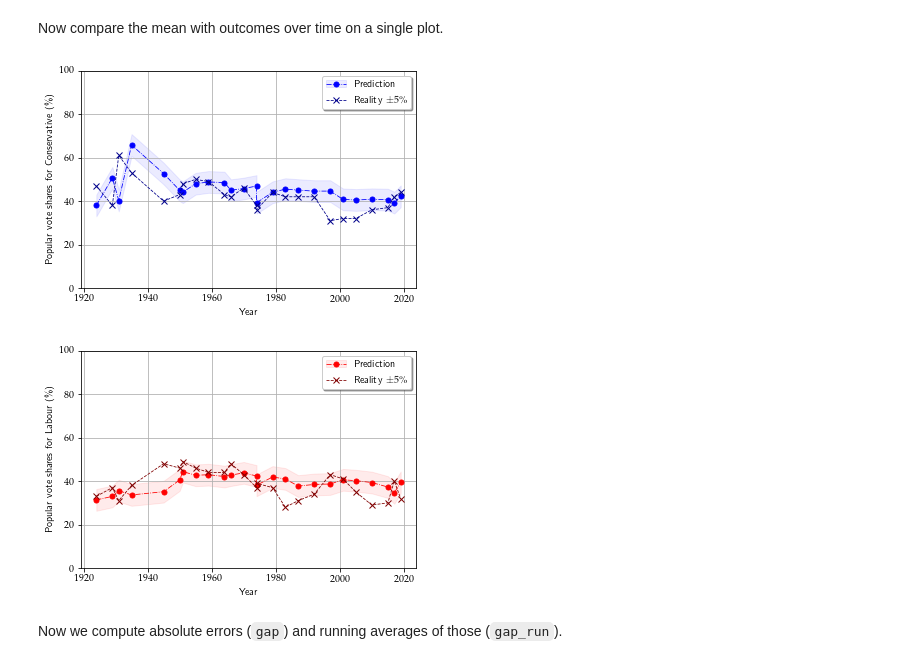
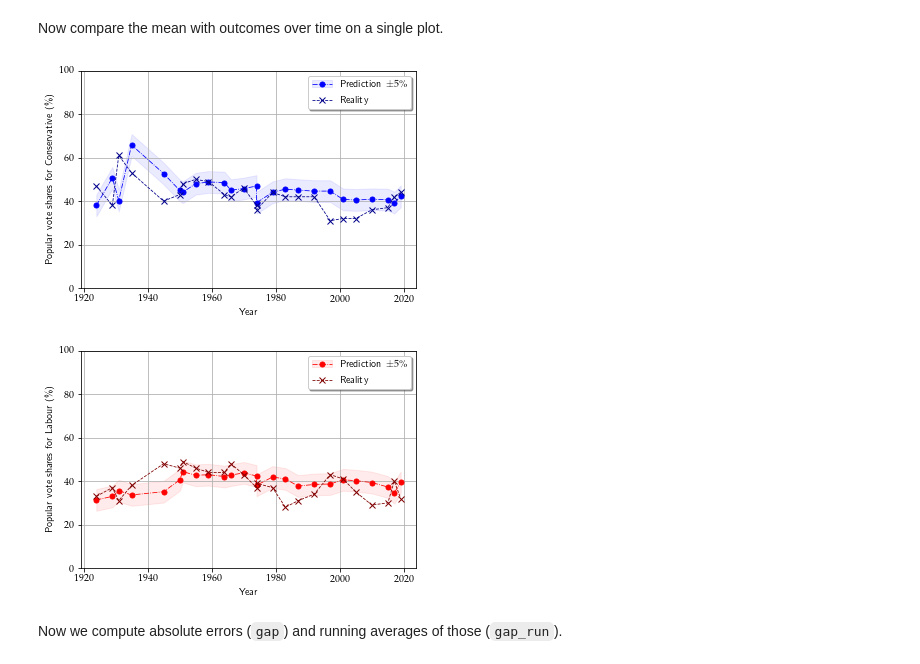
Before and after one commit to AntoineVendeville/Opinion-dynamics-in-the-Voter-Model, a Jupyter notebook: elections.ipynb, the cells around one changed output. Cells and saved outputs as stored; diff of their text form; code cells hidden in the pictures.

```diff
--- a/elections.ipynb
+++ b/elections.ipynb
@@ -43,7 +42,7 @@ def Q_matrix(n,s0,s1):
 Parameters. Choose the region (UK or US).
 # %%
 n = 100 # nb users
-region = "uk" # uk or us
+region = "us" # uk or us
 # %% [markdown]
 Get parties names.
 # %%
@@ -53,6 +52,8 @@ if region == "uk":
 if region == "us":
     parties = ("rep", "dem")
     party_name = {"rep":"Republicans", "dem":"Democrats"}
+# data folder
+data_folder = "elections_files"
 # %% [markdown]
 Load dataset and preprocess.
 # %%
@@ -61,7 +62,7 @@ if region == "uk":
     # nb seats for each party
     X = dict()
     for p in parties:
-        df = pd.read_csv("data/elections/uk_results.csv")
+        df = pd.read_csv(data_folder+"/uk_results.csv")
         x  = np.array(df[p])
         X[p] = np.around(x).astype(int)
 
@@ -78,7 +79,7 @@ if region == "uk":
 if region=="us":
     year = np.array([],dtype=int)
     X = {p: np.array([],dtype=int) for p in parties}
-    for line in open("data/elections/1912to1972_raw.txt"):
+    for line in open(data_folder+"/us_raw.txt"):
         if "United States Presidential Election" in line:
             year = np.append(year, int(line[:4]))
             done = {p:False for p in parties}
@@ -208,34 +213,34 @@ Now compare the mean with outcomes over time on a single plot.
 # %%
 Mean = {p: np.array(Mean[p]) for p in parties}
 Std = {p: np.array(Std[p]) for p in parties}
 
 for p in parties:
 
     color = party_color[p]
     color2 = party_color2[p]
 
     # plot
     plt.grid()
     fill = plt.fill_between(year[2:-1],  Mean[p][:-1]-5,  Mean[p][:-1]+5, color=color, alpha=.08)
     pred, = plt.plot(year[2:-1], Mean[p][:-1], marker="o", markersize=5, ls="-.", linewidth=.8, color=color)
     real, = plt.plot(year[2:-1], X[p][2:], marker="x", ls="--", linewidth=.8, color=color2)
     #plt.fill_between(year[2:-1], Mean[p][:-1]-Std[p][:-1], Mean[p][:-1]+Std[p][:-1], color="green", alpha=.1)
 
     # legend and axes lim
     elements = [(fill,pred), real]
-    names = ["Prediction", r"Reality $\pm 5\%$"]
+    names = [r"Prediction $\pm 5\%$", "Reality"]
     plt.legend(elements, names, loc="best", shadow=True)
     plt.ylim(0,100)
 
     # show and save
     plt.xlabel("Year")
     plt.ylabel("Popular vote shares for {} (\%)".format(party_name[p]))
-    #plt.savefig("pred_vs_real_{}_{}.pdf".format(region,p))
+    plt.savefig("elections_files/pred_vs_real_{}_{}.pdf".format(region,p))
     plt.show()
     plt.close()
 # %% [output]
-[figure, old version]
+[figure, new version]
-[figure, old version]
+[figure, new version]
 # %% [markdown]
 Now we compute absolute errors (`gap`) and running averages of those (`gap_run`).
 # %%
```
Also changed, not shown: parts of 4 cells of this notebook, 5 other files.
